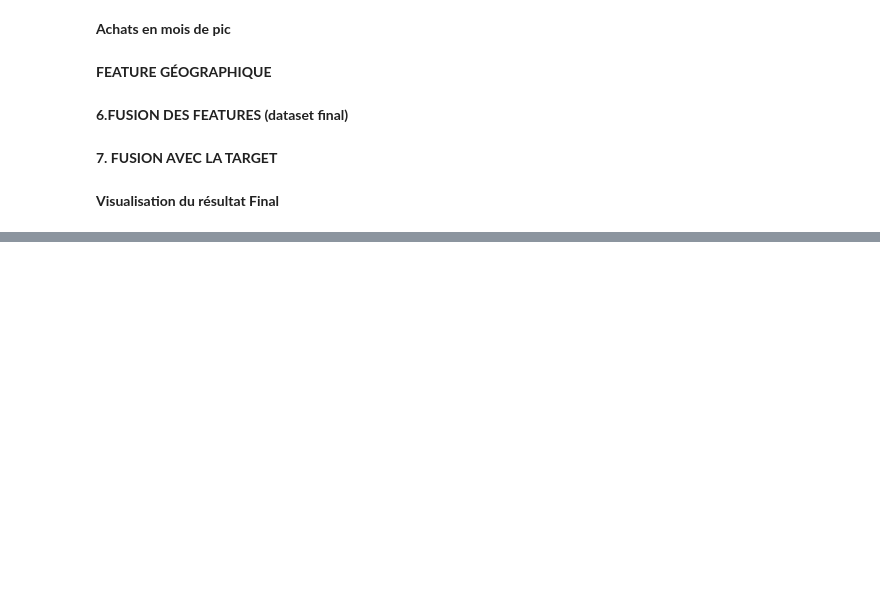
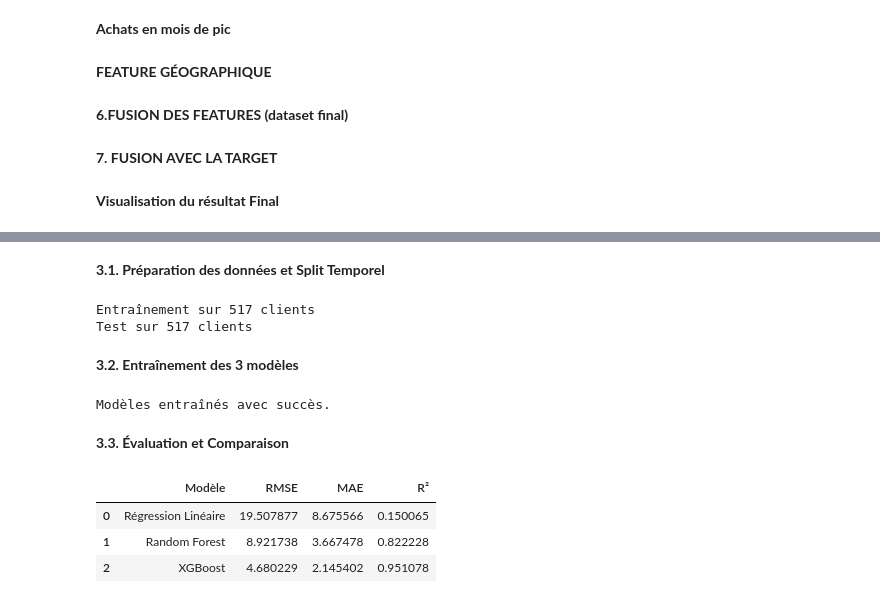
Before and after one commit to fds-imane/Data_Marketing, a Jupyter notebook: data_marketing_part3.ipynb, the cells around one changed output, grey strips where cells are left out. Drawn from its saved outputs; the diff is of its cells as text; code cells hidden in the pictures; blank space fills up the shorter version.

```diff
--- a/data_marketing_part3.ipynb
+++ b/data_marketing_part3.ipynb
@@ -277,0 +280,68 @@ print(dataset_ml.head())
+# %% [markdown]
+**3.1. Préparation des données et Split Temporel**
+# %%
+# Préparation des variables X (features) et y (target)
+X = dataset_ml.drop(columns=['customer_id', 'CLV_12M'])
+y = dataset_ml['CLV_12M']
+
+# Split temporel : on ne mélange pas (no shuffle) pour garder la logique temporelle
+# On utilise les 80% premiers clients pour l'entraînement et les 20% restants pour le test
+split_idx = int(len(dataset_ml) * 0.8)
+
+X_train = X.iloc[:split_idx]
+X_test = X.iloc[:split_idx]
+y_train = y.iloc[:split_idx]
+y_test = y.iloc[:split_idx]
+
+print(f"Entraînement sur {len(X_train)} clients")
+print(f"Test sur {len(X_test)} clients")
+# %% [output]
+Entraînement sur 517 clients
+Test sur 517 clients
+# %% [markdown]
+**3.2. Entraînement des 3 modèles**
+# %%
+from sklearn.linear_model import LinearRegression
+from sklearn.ensemble import RandomForestRegressor
+from xgboost import XGBRegressor
+
+# Initialisation des modèles demandés
+lr_model = LinearRegression()
+rf_model = RandomForestRegressor(n_estimators=100, random_state=42) # Non-linéarité [cite: 32]
+xgb_model = XGBRegressor(n_estimators=100, learning_rate=0.1, random_state=42) # Performance [cite: 33]
+
+# Entraînement
+lr_model.fit(X_train, y_train)
+rf_model.fit(X_train, y_train)
+xgb_model.fit(X_train, y_train)
+
+print("Modèles entraînés avec succès.")
+# %% [output]
+Modèles entraînés avec succès.
+# %% [markdown]
+**3.3. Évaluation et Comparaison**
+# %%
+from sklearn.metrics import mean_squared_error, mean_absolute_error, r2_score
+import numpy as np
+import pandas as pd
+
+def evaluate(model, X_test, y_test, name):
+    preds = model.predict(X_test)
+    rmse = np.sqrt(mean_squared_error(y_test, preds))
+    mae = mean_absolute_error(y_test, preds)
+    r2 = r2_score(y_test, preds)
+    return {"Modèle": name, "RMSE": rmse, "MAE": mae, "R²": r2}
+
+# Calcul des métriques
+results = [
+    evaluate(lr_model, X_test, y_test, "Régression Linéaire"),
+    evaluate(rf_model, X_test, y_test, "Random Forest"),
+    evaluate(xgb_model, X_test, y_test, "XGBoost")
+]
+
+pd.DataFrame(results)
+# %% [output]
+|  | Modèle | RMSE | MAE | R² |
+| 0 | Régression Linéaire | 19.507877 | 8.675566 | 0.150065 |
+| 1 | Random Forest | 8.921738 | 3.667478 | 0.822228 |
+| 2 | XGBoost | 4.680229 | 2.145402 | 0.951078 |
```
Also changed, not shown: parts of 8 cells of this notebook.
